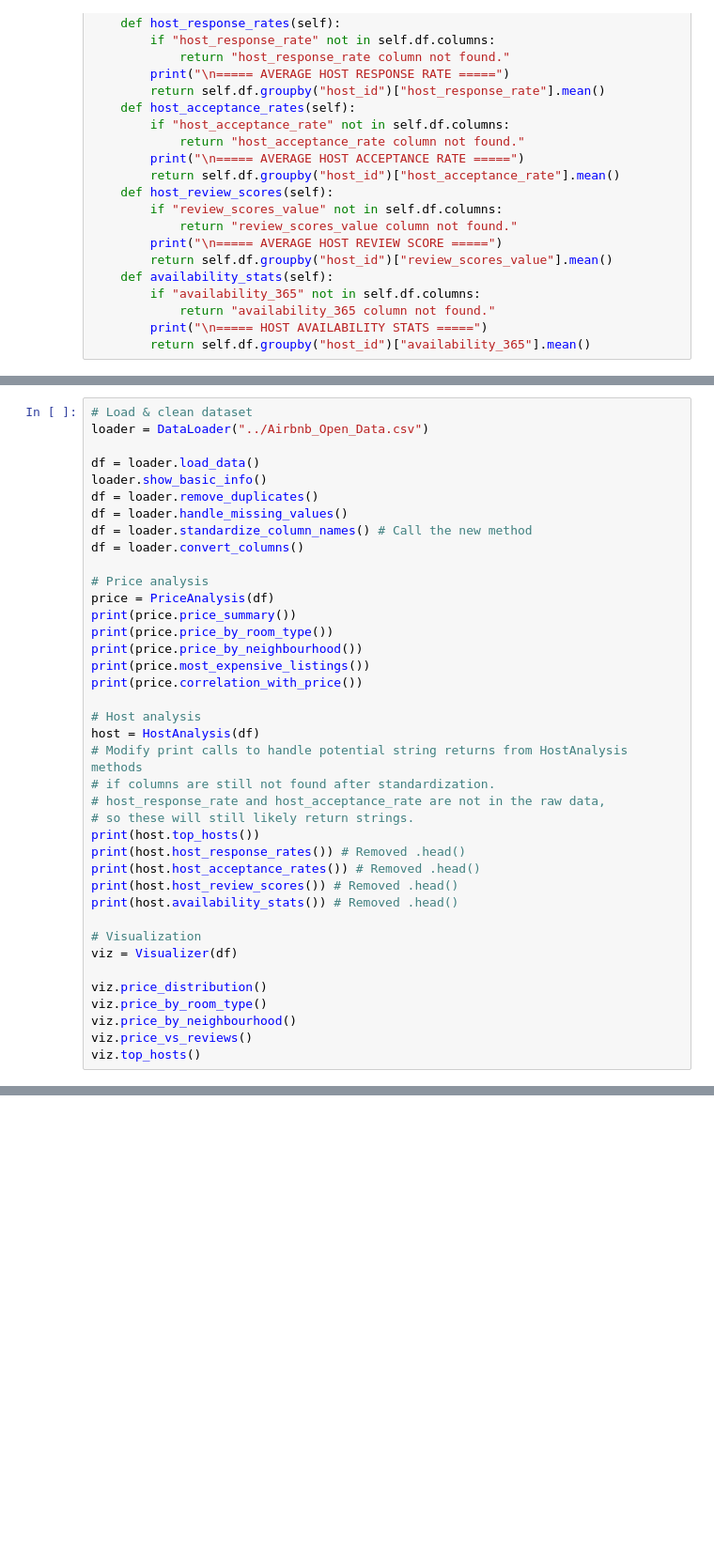
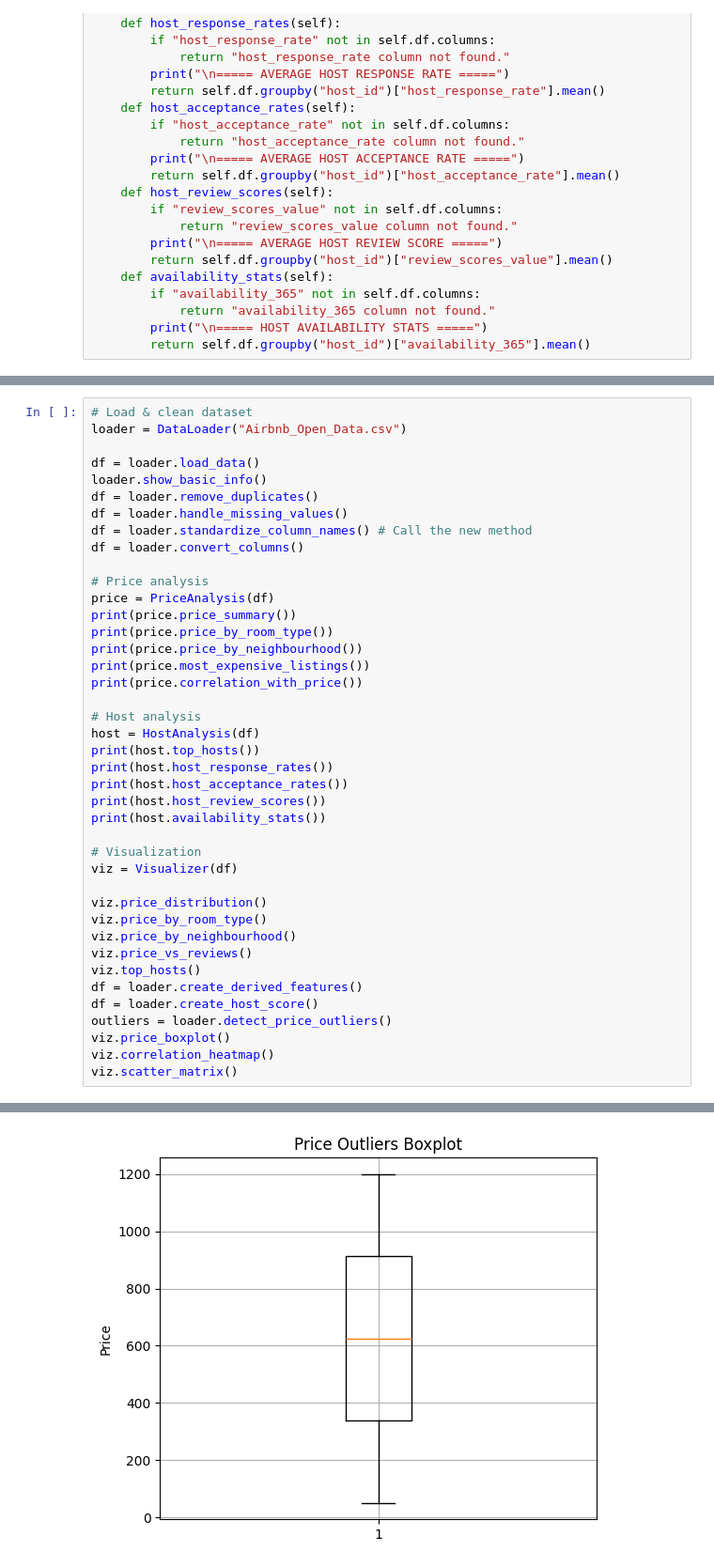
Before and after one commit to Ayesha-Noor-8874/Airbnb-Host-Analysis, a Jupyter notebook: AirBNB.ipynb, the cells around one changed output, grey strips where cells are left out. Shown at 94% size. Saved outputs shown, nothing was run; the diff lists cells and outputs as text; blank space fills up the shorter version.

```diff
--- a/AirBNB.ipynb
+++ b/AirBNB.ipynb
@@ -202,6 +517,6 @@ class Visualizer:
 # %%
 # Load & clean dataset
-loader = DataLoader("../Airbnb_Open_Data.csv")
+loader = DataLoader("Airbnb_Open_Data.csv")
 
 df = loader.load_data()
 loader.show_basic_info()
@@ -220,15 +535,11 @@ print(price.correlation_with_price())
 
 # Host analysis
 host = HostAnalysis(df)
-# Modify print calls to handle potential string returns from HostAnalysis methods
-# if columns are still not found after standardization.
-# host_response_rate and host_acceptance_rate are not in the raw data,
-# so these will still likely return strings.
 print(host.top_hosts())
-print(host.host_response_rates()) # Removed .head()
-print(host.host_acceptance_rates()) # Removed .head()
-print(host.host_review_scores()) # Removed .head()
-print(host.availability_stats()) # Removed .head()
+print(host.host_response_rates())
+print(host.host_acceptance_rates())
+print(host.host_review_scores())
+print(host.availability_stats())
 
 # Visualization
 viz = Visualizer(df)
@@ -238,6 +549,12 @@ viz.price_by_room_type()
 viz.price_by_neighbourhood()
 viz.price_vs_reviews()
 viz.top_hosts()
+df = loader.create_derived_features()
+df = loader.create_host_score()
+outliers = loader.detect_price_outliers()
+viz.price_boxplot()
+viz.correlation_heatmap()
+viz.scatter_matrix()
 # %% [output]
 📌 Dataset loaded successfully!
 Shape: (102599, 26)
@@ -280,0 +603 @@ Name: availability_365, Length: 102057, dtype: float64
+[figure, added]
```
Also changed, not shown: parts of 11 cells of this notebook.
